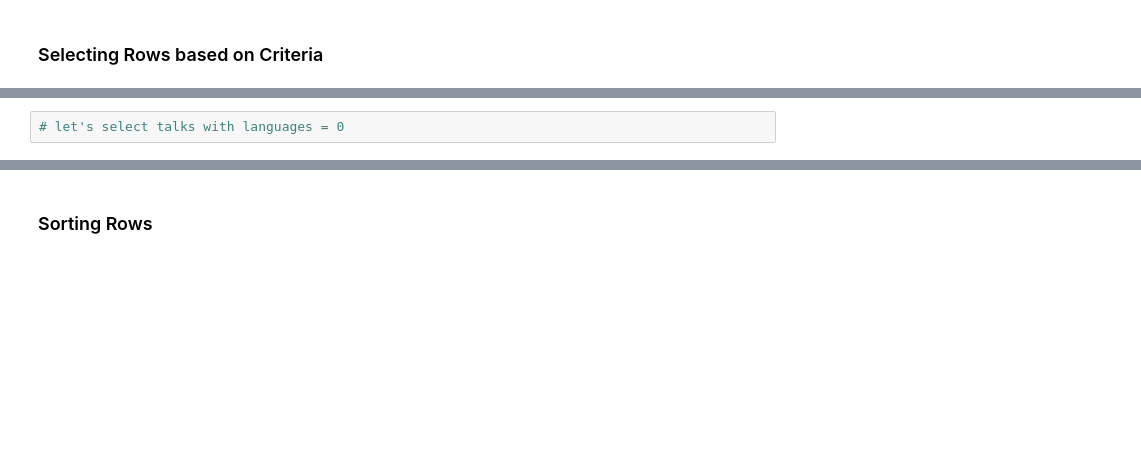
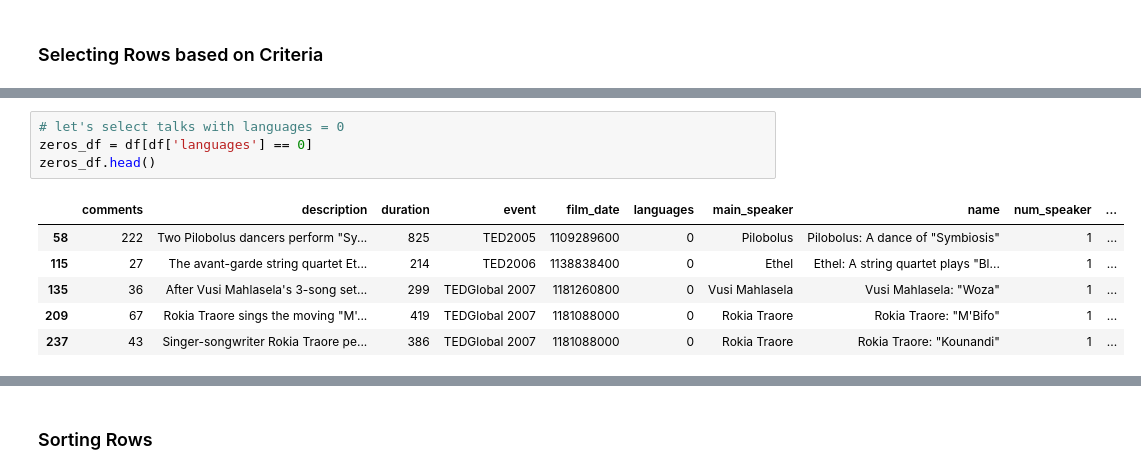
Before and after one commit to youssef-emad/basic_python, a Jupyter notebook: S3_Pandas.ipynb, the cells around one changed output, grey strips where cells are left out. Cells and saved outputs as stored; diff of their text form; blank space fills up the shorter version.

```diff
--- a/S3_Pandas.ipynb
+++ b/S3_Pandas.ipynb
@@ -64,4 +194,13 @@ df.head()
 # %%
 # let's select talks with languages = 0
+zeros_df = df[df['languages'] == 0]
+zeros_df.head()
+# %% [output]
+|  | comments | description | duration | event | film_date | languages | main_speaker | name | num_speaker | ... |
+| 58 | 222 | Two Pilobolus dancers perform "Sy... | 825 | TED2005 | 1109289600 | 0 | Pilobolus | Pilobolus: A dance of "Symbiosis" | 1 | ... |
+| 115 | 27 | The avant-garde string quartet Et... | 214 | TED2006 | 1138838400 | 0 | Ethel | Ethel: A string quartet plays "Bl... | 1 | ... |
+| 135 | 36 | After Vusi Mahlasela's 3-song set... | 299 | TEDGlobal 2007 | 1181260800 | 0 | Vusi Mahlasela | Vusi Mahlasela: "Woza" | 1 | ... |
+| 209 | 67 | Rokia Traore sings the moving "M'... | 419 | TEDGlobal 2007 | 1181088000 | 0 | Rokia Traore | Rokia Traore: "M'Bifo" | 1 | ... |
+| 237 | 43 | Singer-songwriter Rokia Traore pe... | 386 | TEDGlobal 2007 | 1181088000 | 0 | Rokia Traore | Rokia Traore: "Kounandi" | 1 | ... |
 # %%
 # what if I had multiple criteria for selection?
```
Also changed, not shown: parts of 28 cells of this notebook.
